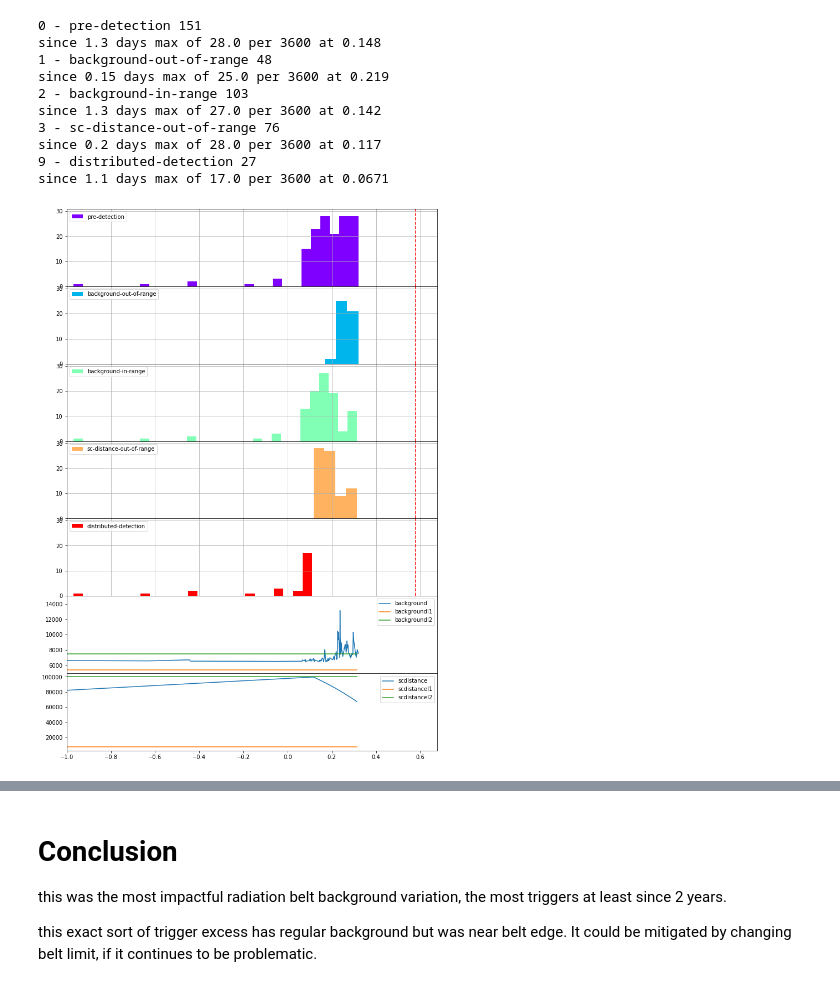
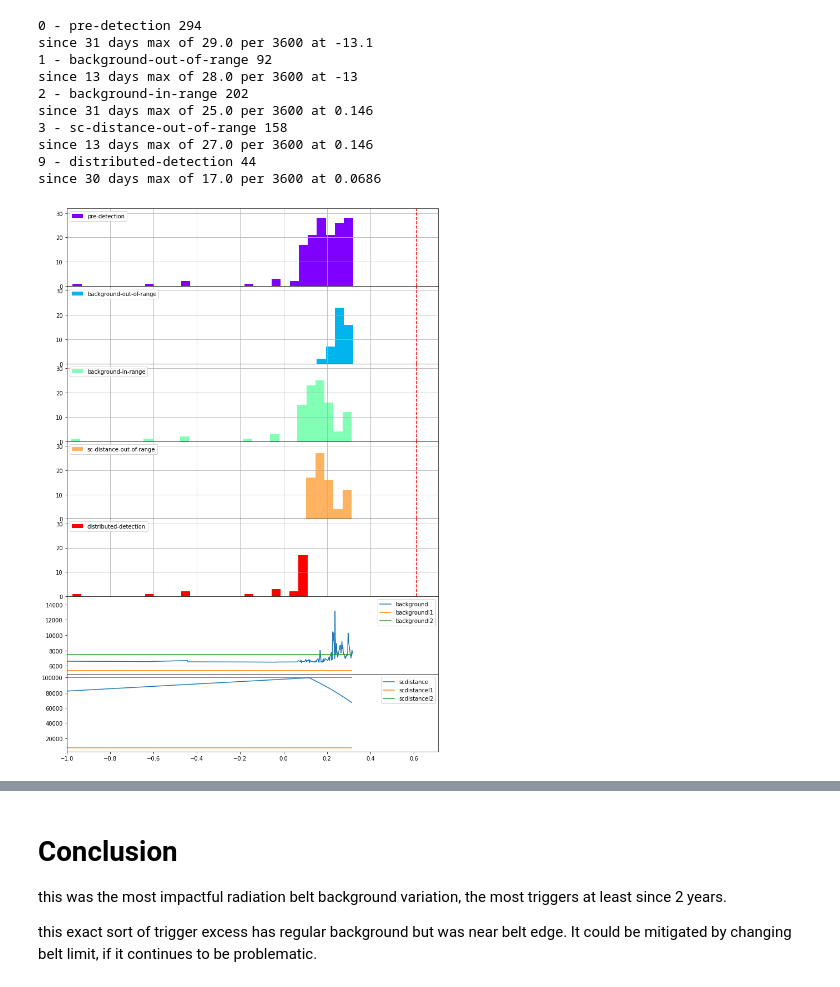
Before and after one commit to integral-observatory/spi-acs-triggers-2021-02-22, a Jupyter notebook: acs-backgroud-triggers.ipynb, the cells around one changed output, grey strips where cells are left out. Saved outputs shown, nothing was run; the diff lists cells and outputs as text; code cells hidden in the pictures.

```diff
--- a/acs-backgroud-triggers.ipynb
+++ b/acs-backgroud-triggers.ipynb
@@ -82,7 +82,7 @@ import numpy as np
 t0 = time.strptime("2021-02-22T00:00:00", "%Y-%m-%dT%H:%M:%S")
 t0_s = time.mktime(t0)
 # %%
-t1 = time.strptime("2021-02-21T00:00:00", "%Y-%m-%dT%H:%M:%S")
+t1 = time.strptime("2021-01-21T00:00:00", "%Y-%m-%dT%H:%M:%S")
 t1_s = time.mktime(t1)
 
 from matplotlib.pyplot import cm
@@ -142,44 +142,45 @@ def plot_c(ax, c, **kwargs):
 
 plot_c(axes[-2], 'background')
 plot_c(axes[-2], 'backgroundl1')
 plot_c(axes[-2], 'backgroundl2')
 
 plot_c(axes[-1], 'scdistance')
 plot_c(axes[-1], 'scdistancel1')
 plot_c(axes[-1], 'scdistancel2')
 
 
 plt.subplots_adjust(hspace=0)
 
 for ax in axes[:-2]:
     ax.set_ylim([0, ymax*1.1])
 
 #plt.xlabel(f"days before {time.strftime('%Y-%d-%m %H:%M:%S', t0)}")
 
 plt.xlim([-100,
           (time.time() -t0_s)/24./3600. + 0.1])
 
 plt.savefig("incident-long-history.png")
 
 plt.xlim([-15,
           (time.time() -t0_s)/24./3600. + 0.1])
+plt.savefig("incident-past-history.png")
 
 plt.xlim([-1,
           (time.time() -t0_s)/24./3600. + 0.1])
 
 plt.savefig("incident-log.png")
 # %% [output]
-0 - pre-detection 151
-since 1.3 days max of 28.0 per 3600 at 0.148
-1 - background-out-of-range 48
-since 0.15 days max of 25.0 per 3600 at 0.219
-2 - background-in-range 103
-since 1.3 days max of 27.0 per 3600 at 0.142
-3 - sc-distance-out-of-range 76
-since 0.2 days max of 28.0 per 3600 at 0.117
-9 - distributed-detection 27
-since 1.1 days max of 17.0 per 3600 at 0.0671
+0 - pre-detection 294
+since 31 days max of 29.0 per 3600 at -13.1
+1 - background-out-of-range 92
+since 13 days max of 28.0 per 3600 at -13
+2 - background-in-range 202
+since 31 days max of 25.0 per 3600 at 0.146
+3 - sc-distance-out-of-range 158
+since 13 days max of 27.0 per 3600 at 0.146
+9 - distributed-detection 44
+since 30 days max of 17.0 per 3600 at 0.0686
-[figure, old version]
+[figure, new version]
 # %%
 np.array([float(e['scdistance']) for e in events if 'scdistance' in e])
 # %% [output]
```
Also changed, not shown: 3 other files.
